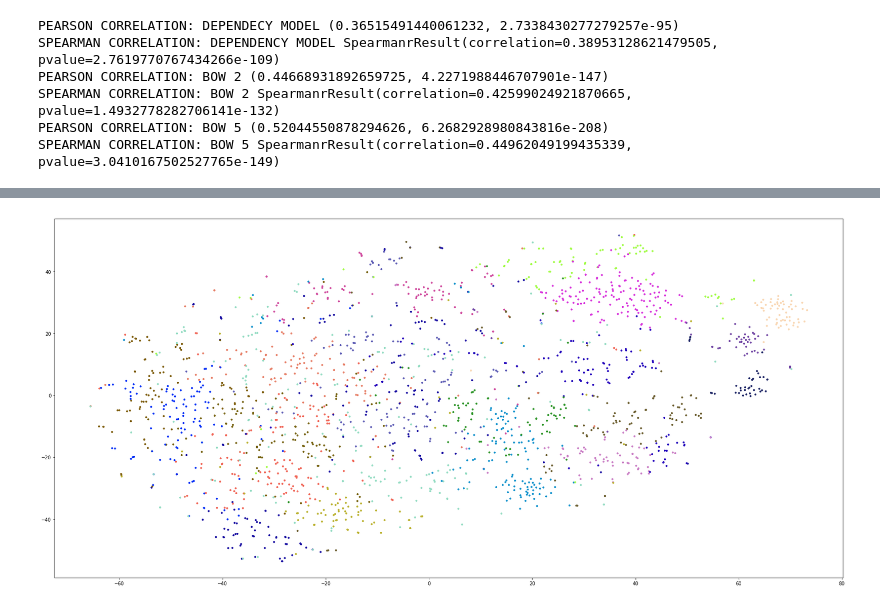
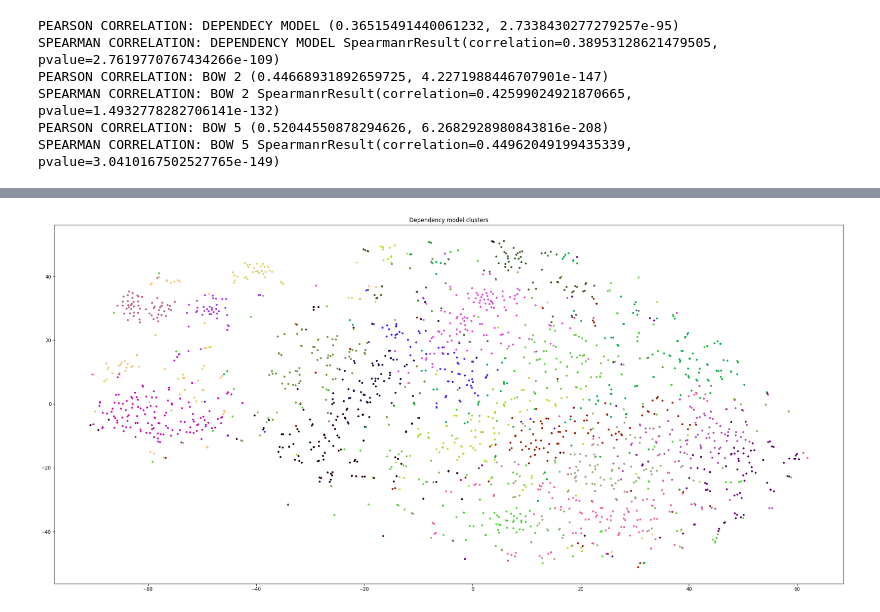
Before and after one commit to Joeri1324/ULL, a Jupyter notebook: lab1/main.ipynb, the cells around one changed output, grey strips where cells are left out. Cells and saved outputs as stored; diff of their text form; code cells hidden in the pictures.

```diff
--- a/lab1/main.ipynb
+++ b/lab1/main.ipynb
@@ -236,0 +259,25 @@ print(cluster)
+# %%
+# Qualitative Analysis
+cluster_model = KMeans(n_clusters=20, random_state=0)
+nouns = read_nouns('nouns.txt')
+
+vectors = [get_vector(w, dep_model) for w in nouns]
+dep_nouns_X = [v for v in vectors if v is not False]
+dep_k_means_fit = cluster_model.fit_predict(dep_nouns_X)
+
+cluster = [word for word, cluster in zip(nouns, dep_k_means_fit) if cluster == 2]
+print('Cluster example dependecy model', cluster)
+
+vectors = [get_vector(w, bow2_model) for w in nouns]
+bow2_nouns_X = [v for v in vectors if v is not False]
+bow2_k_means_fit = cluster_model.fit_predict(bow2_nouns_X)
+
+cluster = [word for word, cluster in zip(nouns, bow2_k_means_fit) if cluster == 2]
+print('Cluster example bow2 model', cluster)
+
+vectors = [get_vector(w, bow5_model) for w in nouns]
+bow5_nouns_X = [v for v in vectors if v is not False]
+bow5_k_means_fit = cluster_model.fit_predict(bow5_nouns_X)
+
+cluster = [word for word, cluster in zip(nouns, bow5_k_means_fit) if cluster == 2]
+print('Cluster example dependecy model', cluster)
@@ -238,22 +289,29 @@ print(cluster)
 from sklearn.manifold import TSNE
 
 tsne = TSNE()
-result = tsne.fit_transform(nouns_X)
+transformed_dep = tsne.fit_transform(dep_nouns_X)
+
+tsne = TSNE()
+transformed_bow2 = tsne.fit_transform(bow2_nouns_X)
+
+tsne = TSNE()
+transformed_bow5 = tsne.fit_transform(bow5_nouns_X)
 # %%
 import matplotlib.pyplot as plt
 import random
 
 def random_color():
     return (
         random.random(),
         random.random(),
         random.random()
     )
 
 colors = [random_color() for _ in range(20)]
 
-plt.scatter(result[:, 0], result[:, 1], s=10, c=[colors[i] for i in k_means_fit])
+plt.scatter(transformed_dep[:, 0], transformed_dep[:, 1], s=10, c=[colors[i] for i in dep_k_means_fit])
 plt.rcParams['figure.figsize'] = [30, 14]
+plt.title('Dependency model clusters')
 plt.show()
 # %% [output]
-[figure, old version]
+[figure, new version]
```
Also changed, not shown: parts of 9 cells of this notebook, 7 other files.
